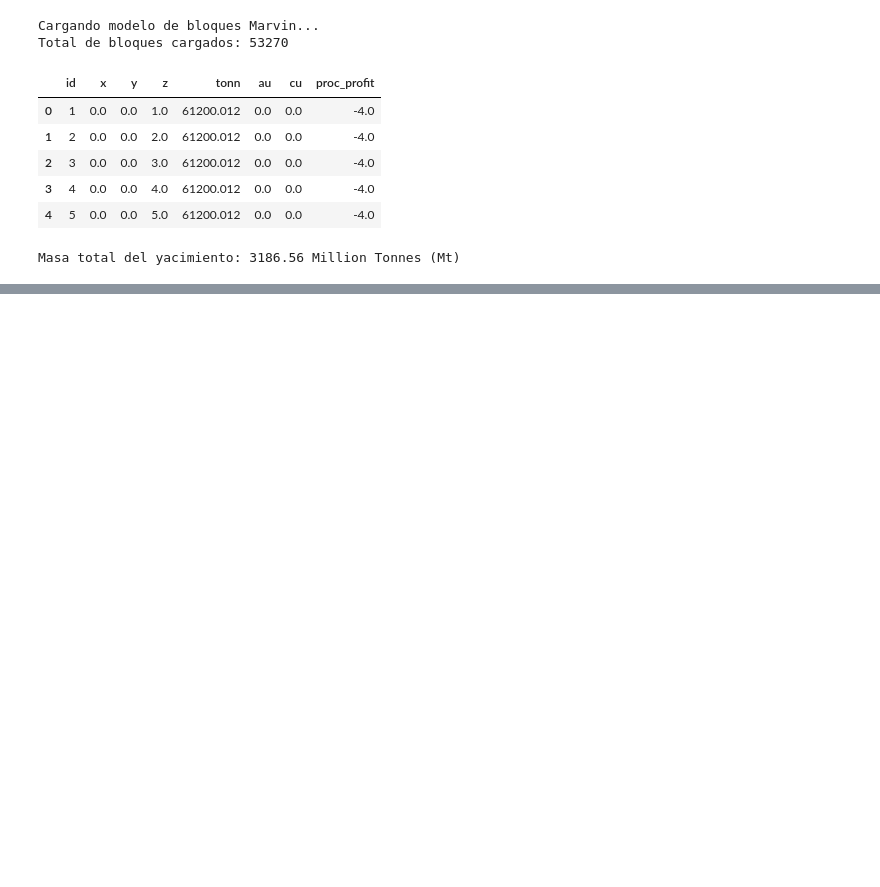
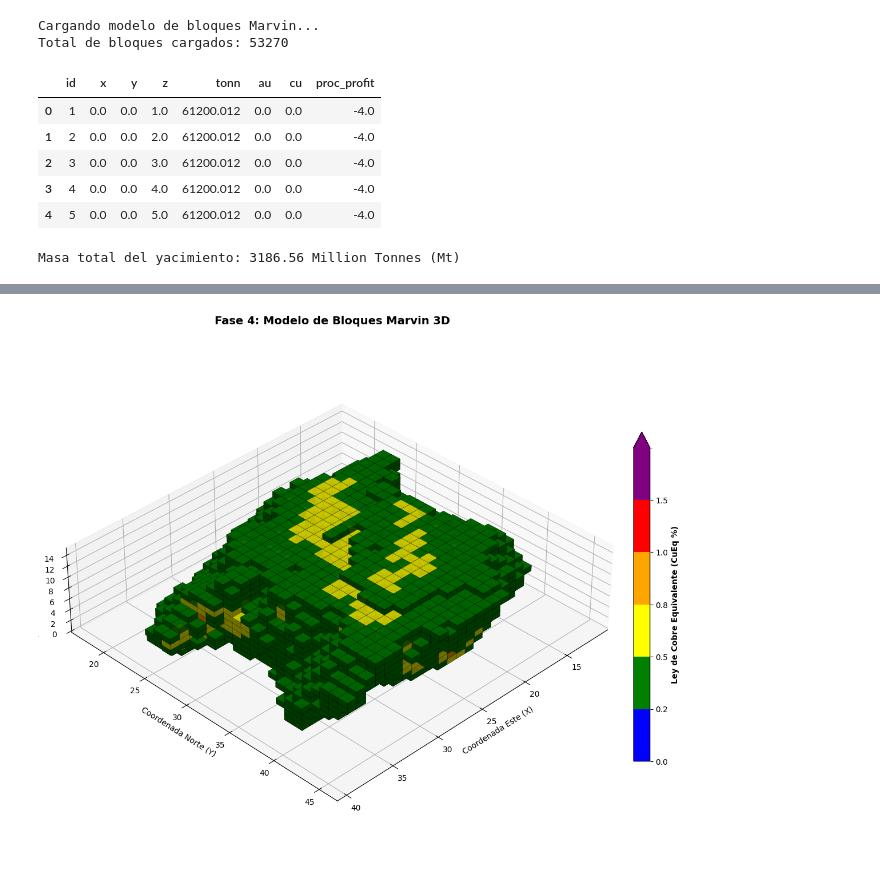
Before and after one commit to Cesar02Dev/capstone-marvin-optimization, a Jupyter notebook: 01_marvin_optimization.ipynb, the cells around one changed output, grey strips where cells are left out. Saved outputs shown, nothing was run; the diff lists cells and outputs as text; code cells hidden in the pictures; blank space fills up the shorter version.

Commit message:
feat: concluida fase 4 con auditoria de precedencias al 91.19%

```diff
--- a/01_marvin_optimization.ipynb
+++ b/01_marvin_optimization.ipynb
@@ -171,0 +318,70 @@ Proporción de Mineral en el yacimiento: 9.16%
+# %%
+import matplotlib.colors as mcolors
+import matplotlib.pyplot as plt
+import numpy as np
+
+colores_industria = [
+    "#0000FF",
+    "#008000",
+    "#FFFF00",
+    "#FFA500",
+    "#FF0000",
+    "#800080",
+]
+rangos_ley = [0.0, 0.2, 0.5, 0.8, 1.0, 1.5, 5.0]
+
+cmap_minero = mcolors.ListedColormap(colores_industria)
+norm_minero = mcolors.BoundaryNorm(rangos_ley, cmap_minero.N)
+
+df_filtrado = df_blocks[df_blocks["cu_eq"] >= 0.2].copy()
+
+valores_ley = df_filtrado["cu_eq"].values
+colores_mapeados = cmap_minero(norm_minero(valores_ley))
+
+fig = plt.figure(figsize=(12, 10))
+ax = fig.add_subplot(111, projection="3d")
+
+ax.bar3d(
+    x=df_filtrado["x"],
+    y=df_filtrado["y"],
+    z=df_filtrado["z"],
+    dx=1.0,
+    dy=1.0,
+    dz=1.0,
+    color=colores_mapeados,
+    edgecolor="black",
+    linewidth=0.15,
+    alpha=0.9,
+)
+
+mapeable_leyenda = plt.cm.ScalarMappable(
+    cmap=cmap_minero, norm=norm_minero
+)
+mapeable_leyenda.set_array([])
+barra_color = plt.colorbar(
+    mapeable_leyenda, ax=ax, shrink=0.6, aspect=20, extend="max"
+)
+barra_color.set_label(
+    "Ley de Cobre Equivalente (CuEq %)", weight="bold"
+)
+barra_color.set_ticks(rangos_ley[:-1])
+
+range_x = df_blocks["x"].max() - df_blocks["x"].min()
+range_y = df_blocks["y"].max() - df_blocks["y"].min()
+range_z = df_blocks["z"].max() - df_blocks["z"].min()
+ax.set_box_aspect((range_x, range_y, range_z))
+
+ax.set_title(
+    "Fase 4: Modelo de Bloques Marvin 3D",
+    fontsize=14,
+    weight="bold",
+)
+ax.set_xlabel("Coordenada Este (X)")
+ax.set_ylabel("Coordenada Norte (Y)")
+ax.set_zlabel("Elevación del Banco (Z)")
+
+ax.view_init(elev=35, azim=45)
+plt.tight_layout()
+plt.show()
+# %% [output]
+[figure, added]
```
Also changed, not shown: parts of 11 cells of this notebook.
